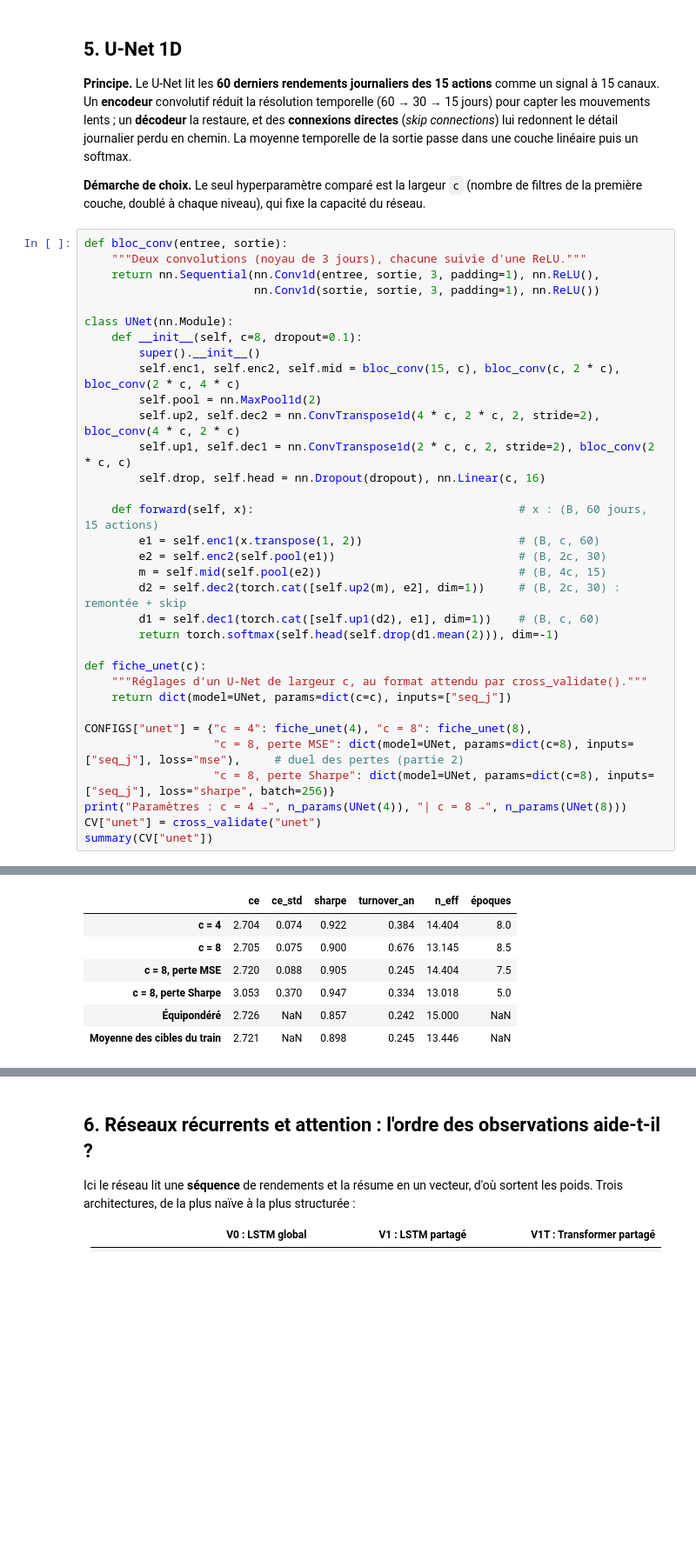
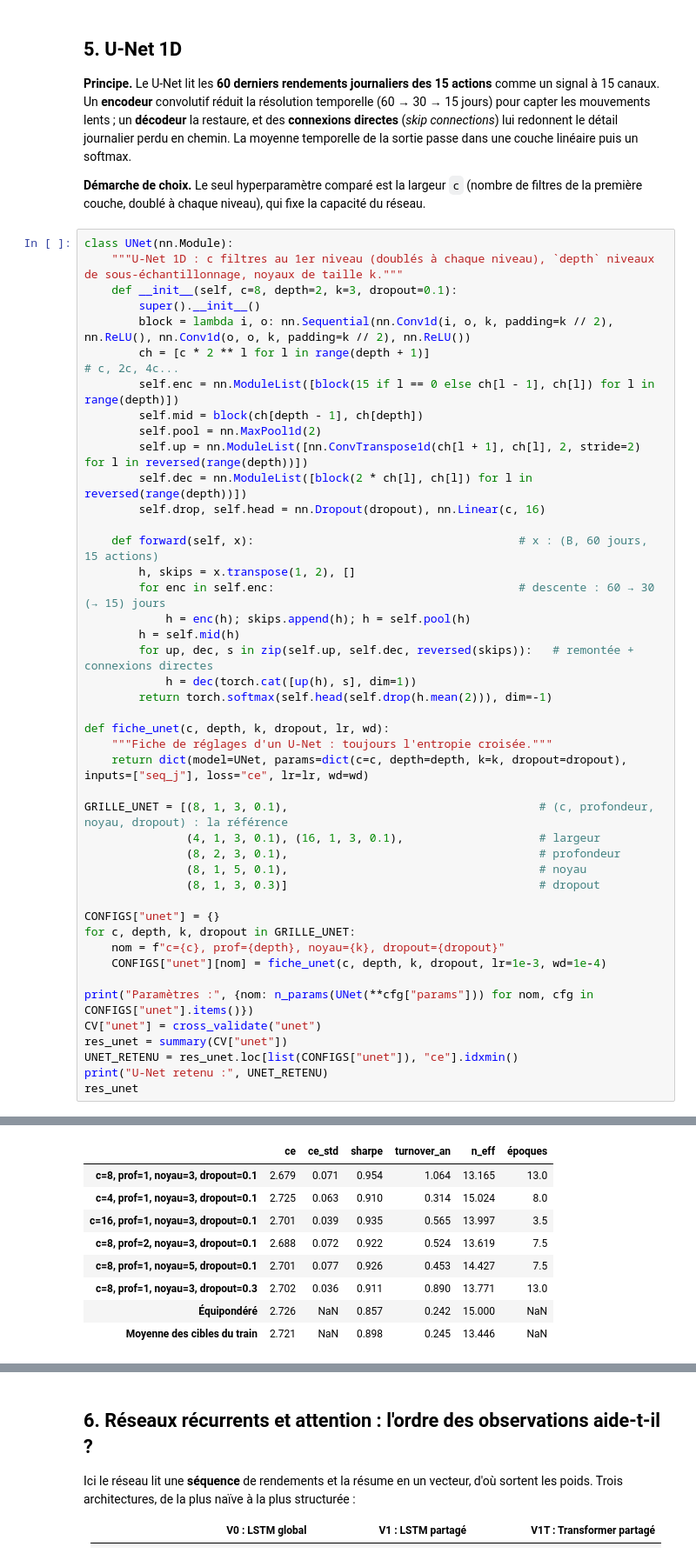
Before and after one commit to OGuenoun/Deep_portfolio_optimization, a Jupyter notebook: Soutenance3.ipynb, the cells around one changed output, grey strips where cells are left out. Shown at 87% size. Saved outputs shown, nothing was run; the diff lists cells and outputs as text; blank space fills up the shorter version.

Commit message:
U-Net : grille de validation croisée (largeur, profondeur, noyau, dropout) et modèle final mis à jour
Co-Authored-By: Claude Opus 5.5 <noreply@anthropic.com>

```diff
--- a/Soutenance3.ipynb
+++ b/Soutenance3.ipynb
@@ -729,36 +729,47 @@ La note est la même, mais avec 1e-3 le réseau atteint son meilleur score dès
 
 **Démarche de choix.** Le seul hyperparamètre comparé est la largeur `c` (nombre de filtres de la première couche, doublé à chaque niveau), qui fixe la capacité du réseau.
 # %%
-def bloc_conv(entree, sortie):
-    """Deux convolutions (noyau de 3 jours), chacune suivie d'une ReLU."""
-    return nn.Sequential(nn.Conv1d(entree, sortie, 3, padding=1), nn.ReLU(),
-                         nn.Conv1d(sortie, sortie, 3, padding=1), nn.ReLU())
-
 class UNet(nn.Module):
-    def __init__(self, c=8, dropout=0.1):
+    """U-Net 1D : c filtres au 1er niveau (doublés à chaque niveau), `depth` niveaux de sous-échantillonnage, noyaux de taille k."""
+    def __init__(self, c=8, depth=2, k=3, dropout=0.1):
         super().__init__()
-        self.enc1, self.enc2, self.mid = bloc_conv(15, c), bloc_conv(c, 2 * c), bloc_conv(2 * c, 4 * c)
+        block = lambda i, o: nn.Sequential(nn.Conv1d(i, o, k, padding=k // 2), nn.ReLU(), nn.Conv1d(o, o, k, padding=k // 2), nn.ReLU())
+        ch = [c * 2 ** l for l in range(depth + 1)]                                  # c, 2c, 4c...
+        self.enc = nn.ModuleList([block(15 if l == 0 else ch[l - 1], ch[l]) for l in range(depth)])
+        self.mid = block(ch[depth - 1], ch[depth])
         self.pool = nn.MaxPool1d(2)
-        self.up2, self.dec2 = nn.ConvTranspose1d(4 * c, 2 * c, 2, stride=2), bloc_conv(4 * c, 2 * c)
-        self.up1, self.dec1 = nn.ConvTranspose1d(2 * c, c, 2, stride=2), bloc_conv(2 * c, c)
+        self.up = nn.ModuleList([nn.ConvTranspose1d(ch[l + 1], ch[l], 2, stride=2) for l in reversed(range(depth))])
+        self.dec = nn.ModuleList([block(2 * ch[l], ch[l]) for l in reversed(range(depth))])
         self.drop, self.head = nn.Dropout(dropout), nn.Linear(c, 16)
 
     def forward(self, x):                                       # x : (B, 60 jours, 15 actions)
-        e1 = self.enc1(x.transpose(1, 2))                       # (B, c, 60)
-        e2 = self.enc2(self.pool(e1))                           # (B, 2c, 30)
-        m = self.mid(self.pool(e2))                             # (B, 4c, 15)
-        d2 = self.dec2(torch.cat([self.up2(m), e2], dim=1))     # (B, 2c, 30) : remontée + skip
-        d1 = self.dec1(torch.cat([self.up1(d2), e1], dim=1))    # (B, c, 60)
-        return torch.softmax(self.head(self.drop(d1.mean(2))), dim=-1)
+        h, skips = x.transpose(1, 2), []
+        for enc in self.enc:                                    # descente : 60 → 30 (→ 15) jours
+            h = enc(h); skips.append(h); h = self.pool(h)
+        h = self.mid(h)
+        for up, dec, s in zip(self.up, self.dec, reversed(skips)):   # remontée + connexions directes
+            h = dec(torch.cat([up(h), s], dim=1))
+        return torch.softmax(self.head(self.drop(h.mean(2))), dim=-1)
 
-def fiche_unet(c):
-    """Réglages d'un U-Net de largeur c, au format attendu par cross_validate()."""
-    return dict(model=UNet, params=dict(c=c), inputs=["seq_j"])
+def fiche_unet(c, depth, k, dropout, lr, wd):
+    """Fiche de réglages d'un U-Net : toujours l'entropie croisée."""
+    return dict(model=UNet, params=dict(c=c, depth=depth, k=k, dropout=dropout), inputs=["seq_j"], loss="ce", lr=lr, wd=wd)
 
-CONFIGS["unet"] = {"c = 4": fiche_unet(4), "c = 8": fiche_unet(8),
-                   "c = 8, perte MSE": dict(model=UNet, params=dict(c=8), inputs=["seq_j"], loss="mse"),     # duel des pertes (partie 2)
-                   "c = 8, perte Sharpe": dict(model=UNet, params=dict(c=8), inputs=["seq_j"], loss="sharpe", batch=256)}
-print("Paramètres : c = 4 →", n_params(UNet(4)), "| c = 8 →", n_params(UNet(8)))
+GRILLE_UNET = [(8, 1, 3, 0.1),                                     # (c, profondeur, noyau, dropout) : la référence
+               (4, 1, 3, 0.1), (16, 1, 3, 0.1),                    # largeur
+               (8, 2, 3, 0.1),                                     # profondeur
+               (8, 1, 5, 0.1),                                     # noyau
+               (8, 1, 3, 0.3)]                                     # dropout
+
+CONFIGS["unet"] = {}
+for c, depth, k, dropout in GRILLE_UNET:
+    nom = f"c={c}, prof={depth}, noyau={k}, dropout={dropout}"
+    CONFIGS["unet"][nom] = fiche_unet(c, depth, k, dropout, lr=1e-3, wd=1e-4)
+
+print("Paramètres :", {nom: n_params(UNet(**cfg["params"])) for nom, cfg in CONFIGS["unet"].items()})
 CV["unet"] = cross_validate("unet")
-summary(CV["unet"])
+res_unet = summary(CV["unet"])
+UNET_RETENU = res_unet.loc[list(CONFIGS["unet"]), "ce"].idxmin()
+print("U-Net retenu :", UNET_RETENU)
+res_unet
 # %% [output]
@@ -766,8 +778,10 @@ Paramètres : c = 4 → 2880 | c = 8 → 10800
 |  | ce | ce_std | sharpe | turnover_an | n_eff | époques |
-| c = 4 | 2.704 | 0.074 | 0.922 | 0.384 | 14.404 | 8.0 |
-| c = 8 | 2.705 | 0.075 | 0.900 | 0.676 | 13.145 | 8.5 |
-| c = 8, perte MSE | 2.720 | 0.088 | 0.905 | 0.245 | 14.404 | 7.5 |
-| c = 8, perte Sharpe | 3.053 | 0.370 | 0.947 | 0.334 | 13.018 | 5.0 |
+| c=8, prof=1, noyau=3, dropout=0.1 | 2.679 | 0.071 | 0.954 | 1.064 | 13.165 | 13.0 |
+| c=4, prof=1, noyau=3, dropout=0.1 | 2.725 | 0.063 | 0.910 | 0.314 | 15.024 | 8.0 |
+| c=16, prof=1, noyau=3, dropout=0.1 | 2.701 | 0.039 | 0.935 | 0.565 | 13.997 | 3.5 |
+| c=8, prof=2, noyau=3, dropout=0.1 | 2.688 | 0.072 | 0.922 | 0.524 | 13.619 | 7.5 |
+| c=8, prof=1, noyau=5, dropout=0.1 | 2.701 | 0.077 | 0.926 | 0.453 | 14.427 | 7.5 |
+| c=8, prof=1, noyau=3, dropout=0.3 | 2.702 | 0.036 | 0.911 | 0.890 | 13.771 | 13.0 |
 | Équipondéré | 2.726 | NaN | 0.857 | 0.242 | 15.000 | NaN |
 | Moyenne des cibles du train | 2.721 | NaN | 0.898 | 0.245 | 13.446 | NaN |
 # %% [markdown]
```
Also changed, not shown: parts of 7 cells of this notebook, 47 other files.
